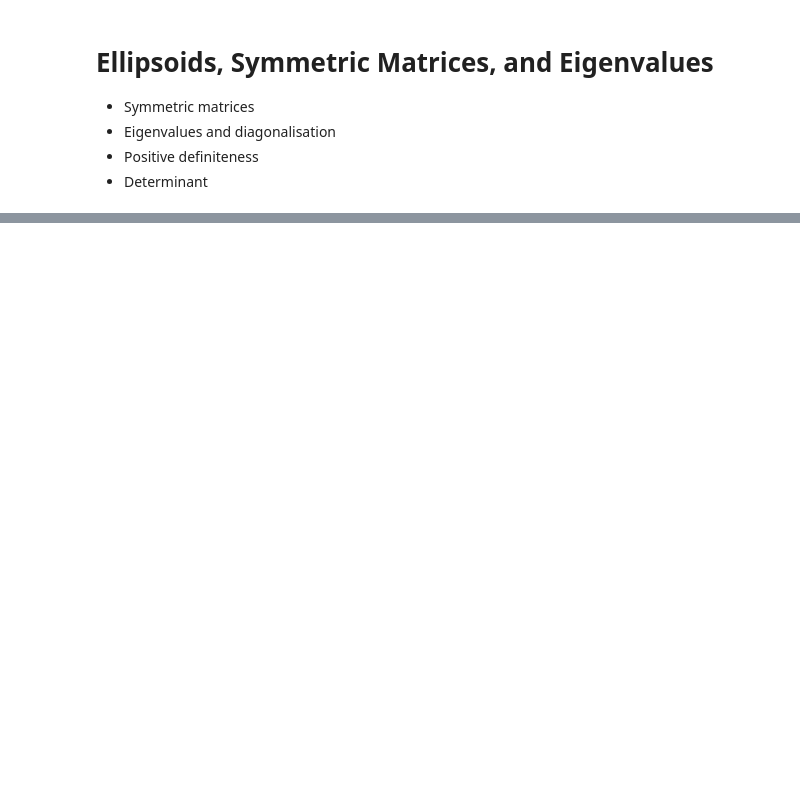
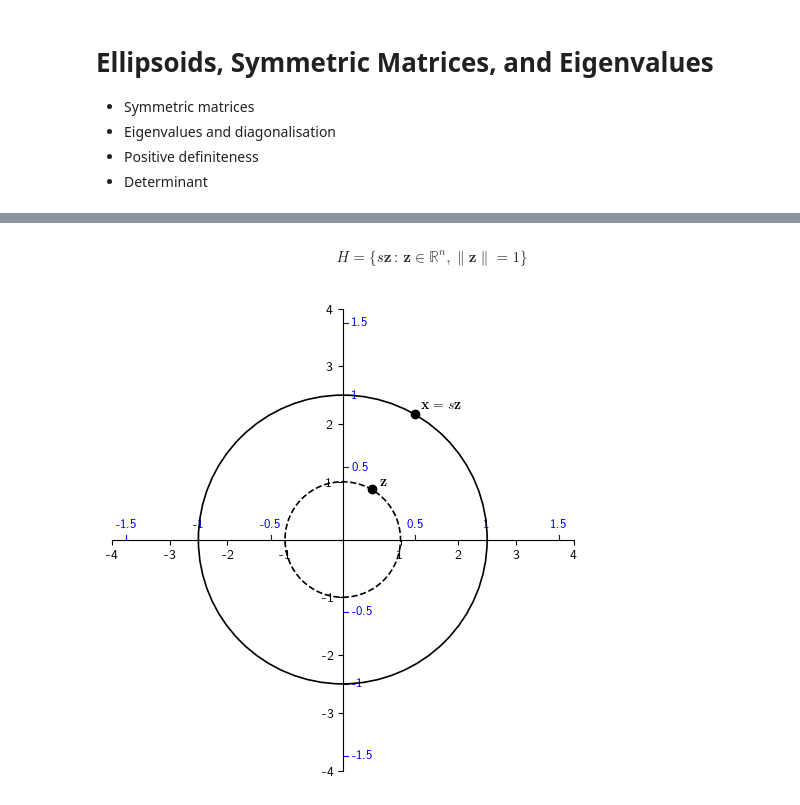
Before and after one commit to marioboley/Uni-Haifa-214.4312-Code, a Jupyter notebook: B3_eigenvalues_ellipses.ipynb, the cells around one changed output, grey strips where cells are left out. Cells and saved outputs as stored; diff of their text form; code cells hidden in the pictures; blank space fills up the shorter version.

```diff
--- a/B3_eigenvalues_ellipses.ipynb
+++ b/B3_eigenvalues_ellipses.ipynb
@@ -49,3 +43,28 @@ plt.show()
+# %% [markdown]
+$$H = \{s\mathbf z \, : \, \mathbf z \in \mathbb{R}^n, \|\mathbf z\|=1 \}$$
+# %%
+plt.rcParams['text.usetex'] = True
+fig, ax = plt.subplots(figsize=(6, 6))
+s = 2.5
+ax.add_patch(Circle(xy=(0, 0), radius=s, edgecolor='black', linewidth=1.2, fill=False))
+ax.add_patch(Circle(xy=(0, 0), radius=1, edgecolor='black', linewidth=1.2, fill=False, linestyle='--'))
+phi = np.pi/3
+z = np.array([np.cos(phi), np.sin(phi)])
+x = s*z
+# ax.plot([0, x[0]], [0, x[1]], linestyle=':', c='k')
+ax.scatter(z[0], z[1], c='black')
+ax.annotate(r'$\mathbf z$', z, xytext=(6, 3), textcoords='offset points')
+ax.scatter(x[0], x[1], c='black')
+ax.annotate(r'$\mathbf x=s\mathbf z$', x, xytext=(4, 4), textcoords='offset points')
+centre_spines(ax)
+ax.set_xlim(-4, 4)
+ax.set_ylim(-4, 4)
+ax.set_aspect('equal')
+for axis, side in (['x', 'y'], ['positive', 'negative']):
+    superimpose_axis(ax, [-1.5*s, -1.0*s, -.5*s, .5*s, 1.0*s, 1.5*s], [-1.5, -1, -.5, .5, 1, 1.5], axis=axis, color='blue', fontsize=9)
+plt.show()
+# %% [output]
+[figure, added]
 # %% [markdown]
 ## Standard Form Ellipsoids
 
```
Also changed, not shown: parts of 15 cells of this notebook, 9 other files.
